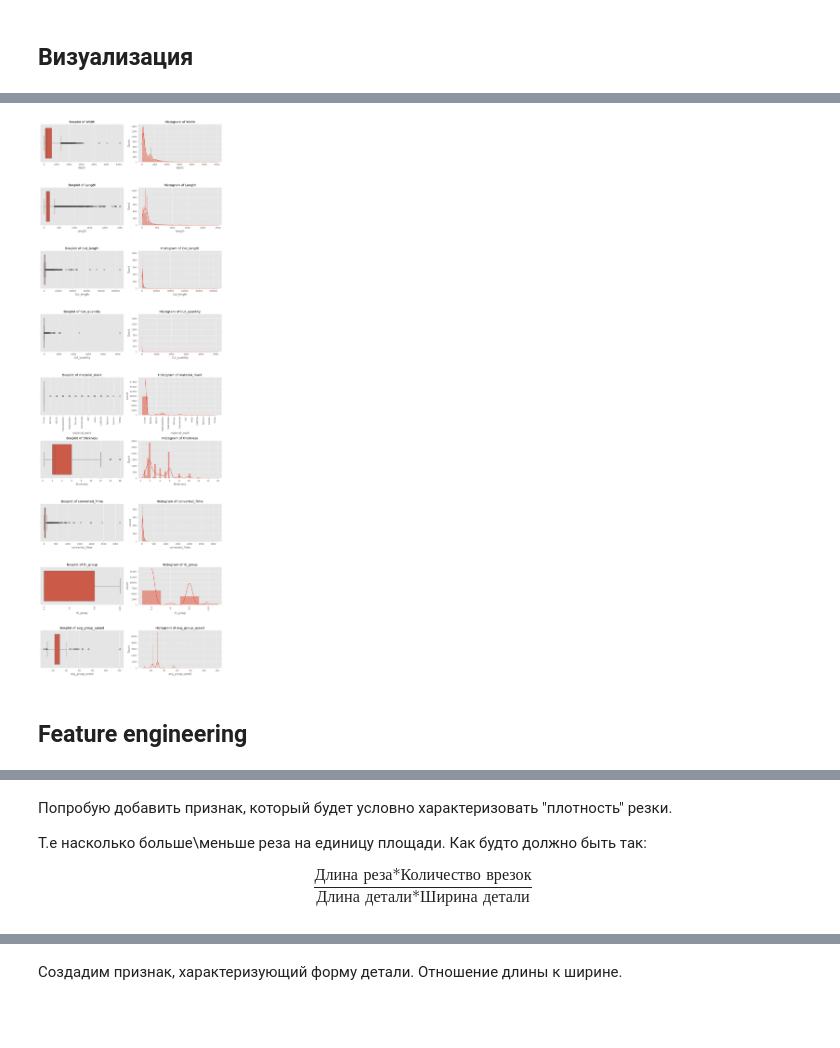
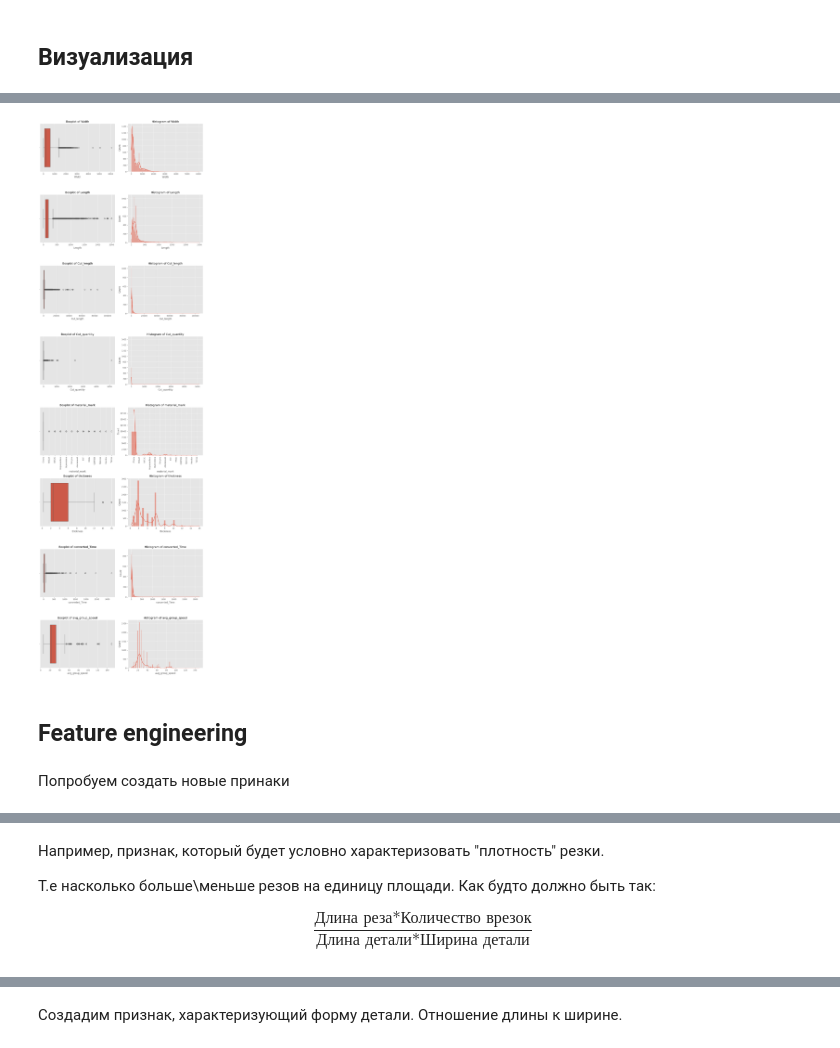
Before and after one commit to MikhailBuimov/laser_cutting, a Jupyter notebook: notebooks/laser_cutting_EDA .ipynb, the cells around one changed output, grey strips where cells are left out. Drawn from its saved outputs; the diff is of its cells as text; code cells hidden in the pictures; blank space fills up the shorter version.

```diff
--- a/notebooks/laser_cutting_EDA .ipynb
+++ b/notebooks/laser_cutting_EDA .ipynb
@@ -759,3 +773,0 @@ def get_th_group(th):
-# %%
-cutting['th_group'] = cutting['thickness'].apply(lambda x: get_th_group(x))
-cutting[cutting['converted_Time'].isna()]
@@ -778,13 +774,13 @@ Index(['Part_name', 'Material', 'Operation', 'hash', 'Time', 'Width', 'Length',
 # %%
-cutting['avg_group_time'] = (cutting
-                             .groupby(['th_group', 'material_mark'])['converted_Time']
+cutting.loc[:,'avg_group_time'] = (cutting
+                             .groupby(['thickness', 'material_mark'])['converted_Time']
                              .transform(lambda x: x.mean())
 )
 
 
-cutting['avg_group_length'] = (cutting
-                             .groupby(['th_group', 'material_mark'])['Cut_length']
+cutting.loc[:,'avg_group_length'] = (cutting
+                             .groupby(['thickness', 'material_mark'])['Cut_length']
                              .transform(lambda x: x.mean())
 )
 
-cutting['avg_group_speed'] = cutting['avg_group_length'] / cutting['avg_group_time']
+cutting.loc[:,'avg_group_speed'] = cutting['avg_group_length'] / cutting['avg_group_time']
@@ -813,0 +826,5 @@ cutting[cutting['avg_group_speed'].isna()]
+# %%
+cutting.loc[cutting['avg_group_speed'].isna(), 'avg_group_speed'] = (cutting
+                             .groupby(['material_mark'])['avg_group_speed']
+                             .transform(lambda x: x.mean())
+                                             )
@@ -1008,32 +1023,35 @@ plt.hist(cutting['Operation']);
 # %%
 cols = ['Width', 'Length', 'Cut_length', 'Cut_quantity',
         'material_mark', 'thickness', 'converted_Time',
-        'th_group', 'avg_group_speed']
+        'avg_group_speed']
 # %%
-
+# Параметры
 ncols = 2
 nrows = len(cols)
-fig, ax = plt.subplots(nrows, ncols, figsize=(12, 4 * nrows))
+fig, ax = plt.subplots(nrows, ncols, figsize=(12, 5 * nrows))
 
 # Построение графиков
 for i, col in enumerate(cols):
     sns.boxplot(x=cutting[col], ax=ax[i, 0])
     ax[i, 0].set_title(f'Boxplot of {col}')
 
     sns.histplot(cutting[col], kde=True, ax=ax[i, 1])
     ax[i, 1].set_title(f'Histogram of {col}')
 
     # Проверка типа данных и установка горизонтальных подписей
-    if pd.api.types.is_string_dtype(cutting[col]) or pd.api.types.is_categorical_dtype(cutting[col]):
-        ax[i, 0].set_xticklabels(ax[i, 0].get_xticklabels(), rotation=90)
-        ax[i, 1].set_xticklabels(ax[i, 1].get_xticklabels(), rotation=90)
+    if pd.api.types.is_string_dtype(cutting[col]) or isinstance(cutting[col].dtype, pd.CategoricalDtype):
+        ax[i, 0].tick_params(axis='x', rotation=90)
+        ax[i, 1].tick_params(axis='x', rotation=90)
 
 # Автоматическое распределение графиков
 plt.tight_layout()
+plt.show()
 # %% [output]
-[figure, old version]
+[figure, new version]
 # %% [markdown]
 ## Feature engineering
+# %% [markdown]
+Попробуем создать новые принаки
 # %%
 cutting.head(3)
 # %% [output]
@@ -1042,9 +1060,9 @@ cutting.head(3)
 | 14 | След 1,3 ст3.Л3,0 | лист х/к т. 3,0 мм. | ЛР | 42d871d3ed | 00:00:07.5 | 62.000 | 111.000 | 304 | 1 | ... |
 | 17 | 100-15.214.03 Перекладина низ | труба проф. 40*40*2,0 | ТР | 1588a8230e | 00:00:46.7 | 356.000 | 155.000 | 581 | 12 | ... |
 # %% [markdown]
-Попробую добавить признак, который будет условно характеризовать "плотность" резки.
+Например, признак, который будет условно характеризовать "плотность" резки.
 
-Т.е насколько больше\меньше реза на единицу площади. Как будто должно быть так:
+Т.е насколько больше\меньше резов на единицу площади. Как будто должно быть так:
 
 $$
 \frac{\text{Длина реза} * \text{Количество врезок}}{\text{Длина детали} * \text{Ширина детали}}
```
Also changed, not shown: parts of 210 cells of this notebook, 3 other files.
